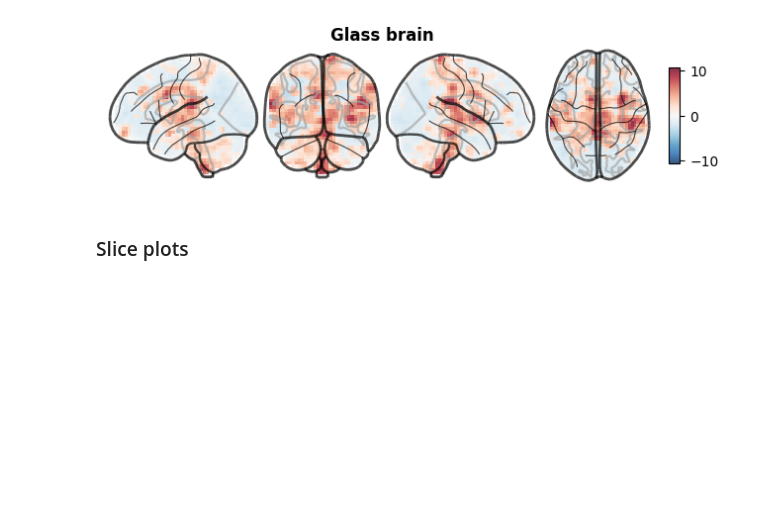
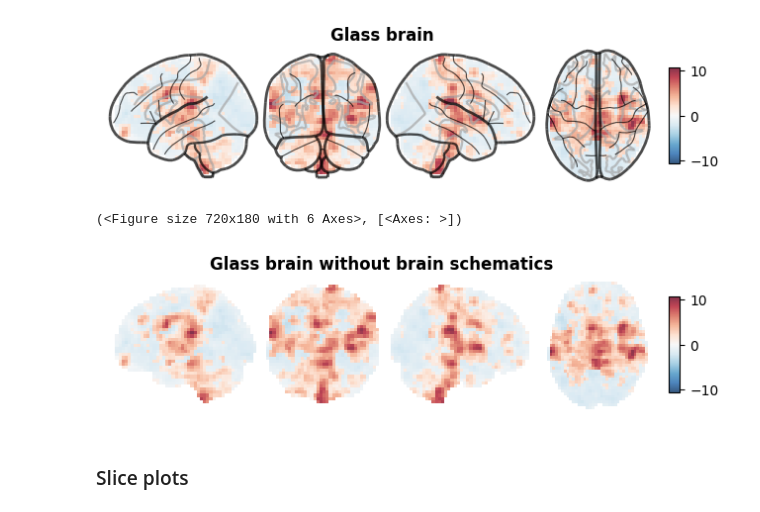
Before and after one commit to LeonDLotter/NiSpace, a Jupyter notebook: docs/nb_introduction/intro8_brainplot.ipynb, the cells around one changed output. Cells and saved outputs as stored; diff of their text form; code cells hidden in the pictures; blank space fills up the shorter version.

```diff
--- a/docs/nb_introduction/intro8_brainplot.ipynb
+++ b/docs/nb_introduction/intro8_brainplot.ipynb
@@ -97,6 +141,13 @@ brainplot(pain_map, kind="glass", title="Glass brain")
 # %% [output]
 (<Figure size 720x180 with 6 Axes>, [<Axes: >])
 [figure]
+# %%
+# we added a patch to turn of the actual glass brain schematics
+# the result looks pretty similar to the old-school SPM glass brain
+brainplot(pain_map, kind="glass", title="Glass brain without brain schematics", draw_brain=False)
+# %% [output]
+(<Figure size 720x180 with 6 Axes>, [<Axes: >])
+[figure, added]
 # %% [markdown]
 ### Slice plots
 # %%
```
Also changed, not shown: parts of 16 cells of this notebook, 2 other files.
